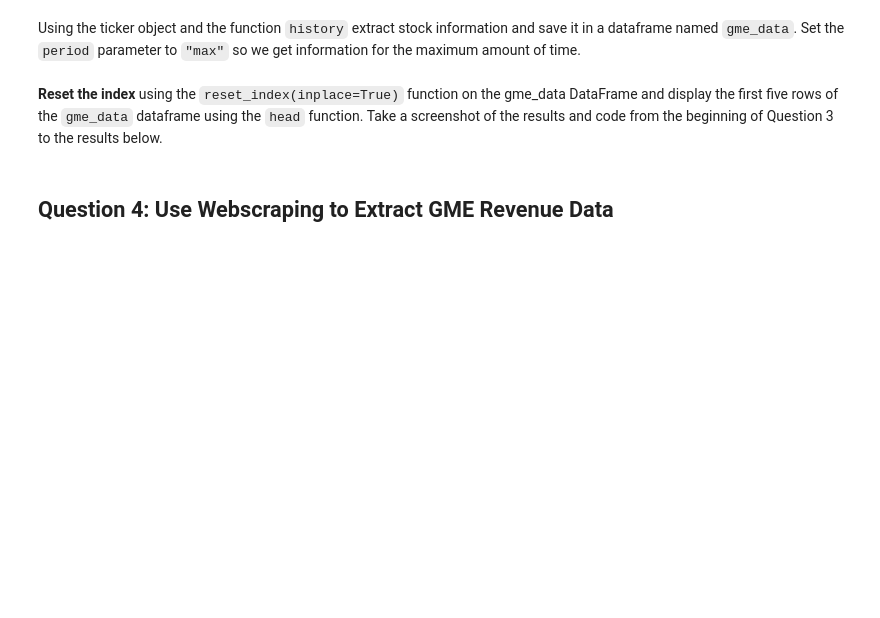
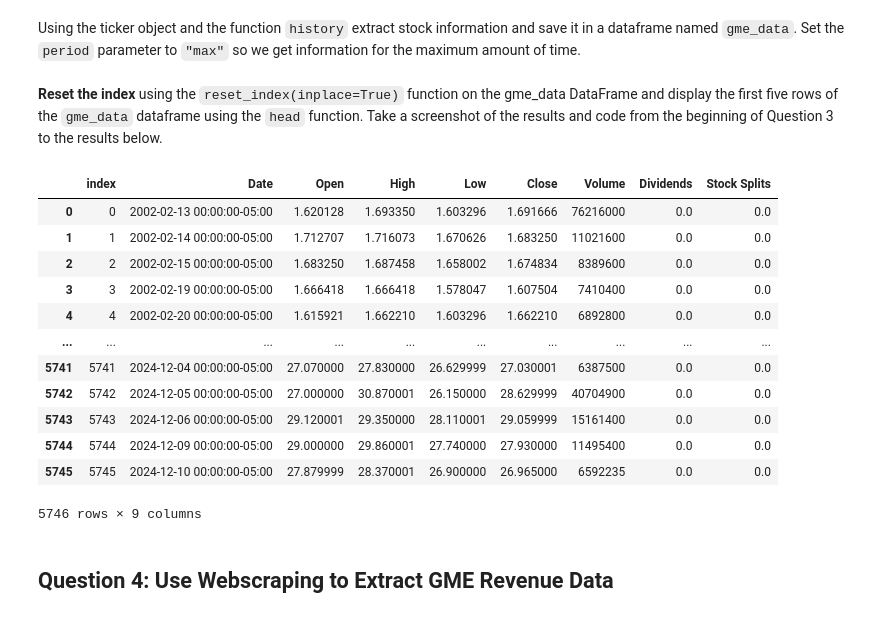
Before and after one commit to GulamRasoolSiddiqui/Python-Project-for-Data-Science, a Jupyter notebook: Final Assignment.ipynb, the cells around one changed output. Drawn from its saved outputs; the diff is of its cells as text; code cells hidden in the pictures; blank space fills up the shorter version.

```diff
--- a/Final Assignment.ipynb
+++ b/Final Assignment.ipynb
@@ -238,6 +214,21 @@ gme_data = GME.history(period="max")
 **Reset the index** using the `reset_index(inplace=True)` function on the gme_data DataFrame and display the first five rows of the `gme_data` dataframe using the `head` function. Take a screenshot of the results and code from the beginning of Question 3 to the results below.
 # %%
 gme_data.reset_index(inplace=True)
+gme_data
+# %% [output]
+|  | index | Date | Open | High | Low | Close | Volume | Dividends | Stock Splits |
+| 0 | 0 | 2002-02-13 00:00:00-05:00 | 1.620128 | 1.693350 | 1.603296 | 1.691666 | 76216000 | 0.0 | 0.0 |
+| 1 | 1 | 2002-02-14 00:00:00-05:00 | 1.712707 | 1.716073 | 1.670626 | 1.683250 | 11021600 | 0.0 | 0.0 |
+| 2 | 2 | 2002-02-15 00:00:00-05:00 | 1.683250 | 1.687458 | 1.658002 | 1.674834 | 8389600 | 0.0 | 0.0 |
+| 3 | 3 | 2002-02-19 00:00:00-05:00 | 1.666418 | 1.666418 | 1.578047 | 1.607504 | 7410400 | 0.0 | 0.0 |
+| 4 | 4 | 2002-02-20 00:00:00-05:00 | 1.615921 | 1.662210 | 1.603296 | 1.662210 | 6892800 | 0.0 | 0.0 |
+| ... | ... | ... | ... | ... | ... | ... | ... | ... | ... |
+| 5741 | 5741 | 2024-12-04 00:00:00-05:00 | 27.070000 | 27.830000 | 26.629999 | 27.030001 | 6387500 | 0.0 | 0.0 |
+| 5742 | 5742 | 2024-12-05 00:00:00-05:00 | 27.000000 | 30.870001 | 26.150000 | 28.629999 | 40704900 | 0.0 | 0.0 |
+| 5743 | 5743 | 2024-12-06 00:00:00-05:00 | 29.120001 | 29.350000 | 28.110001 | 29.059999 | 15161400 | 0.0 | 0.0 |
+| 5744 | 5744 | 2024-12-09 00:00:00-05:00 | 29.000000 | 29.860001 | 27.740000 | 27.930000 | 11495400 | 0.0 | 0.0 |
+| 5745 | 5745 | 2024-12-10 00:00:00-05:00 | 27.879999 | 28.370001 | 26.900000 | 26.965000 | 6592235 | 0.0 | 0.0 |
+5746 rows × 9 columns
 # %% [markdown]
 ## Question 4: Use Webscraping to Extract GME Revenue Data
 # %% [markdown]
```
Also changed, not shown: parts of 12 cells of this notebook.
